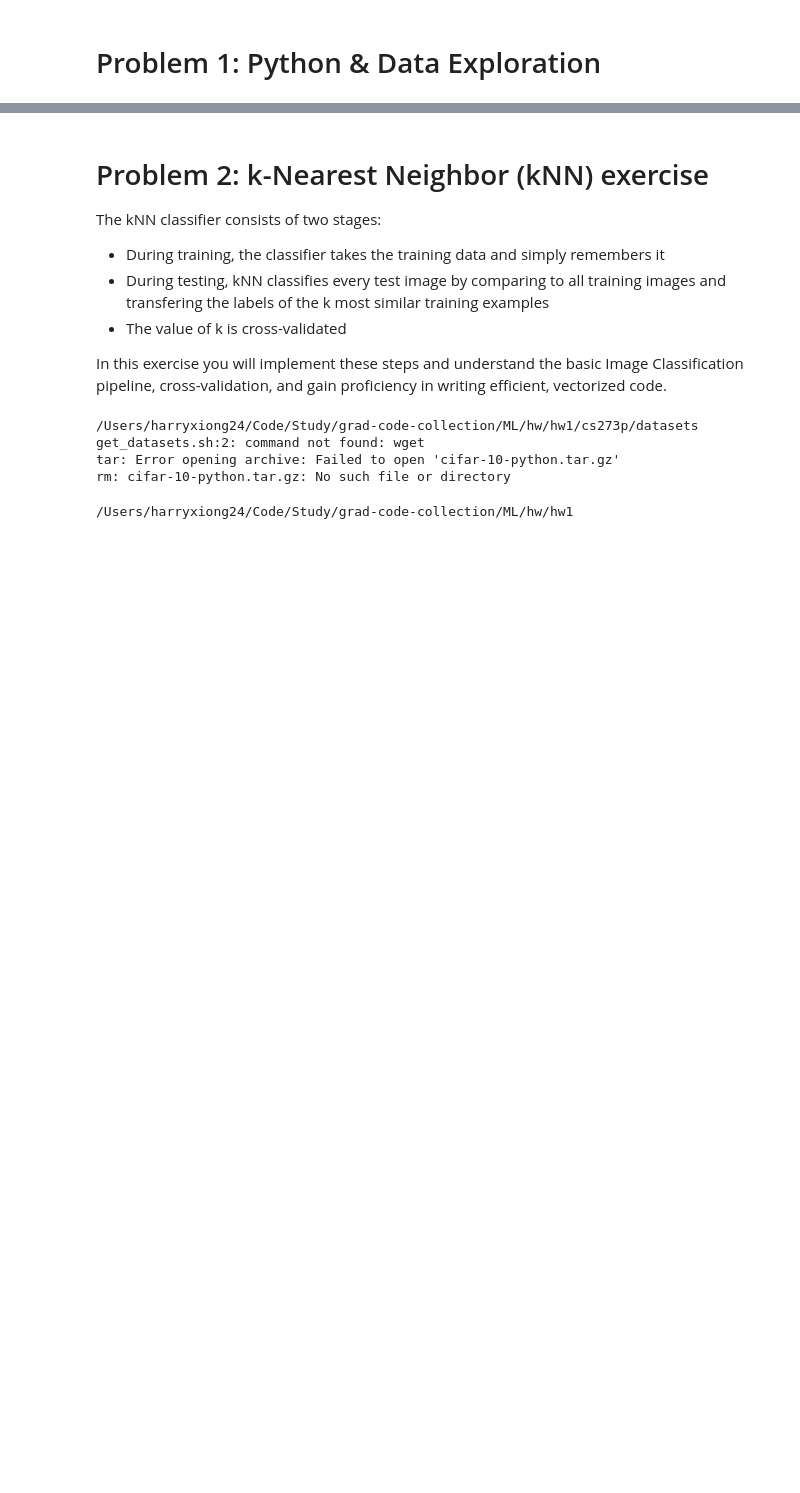
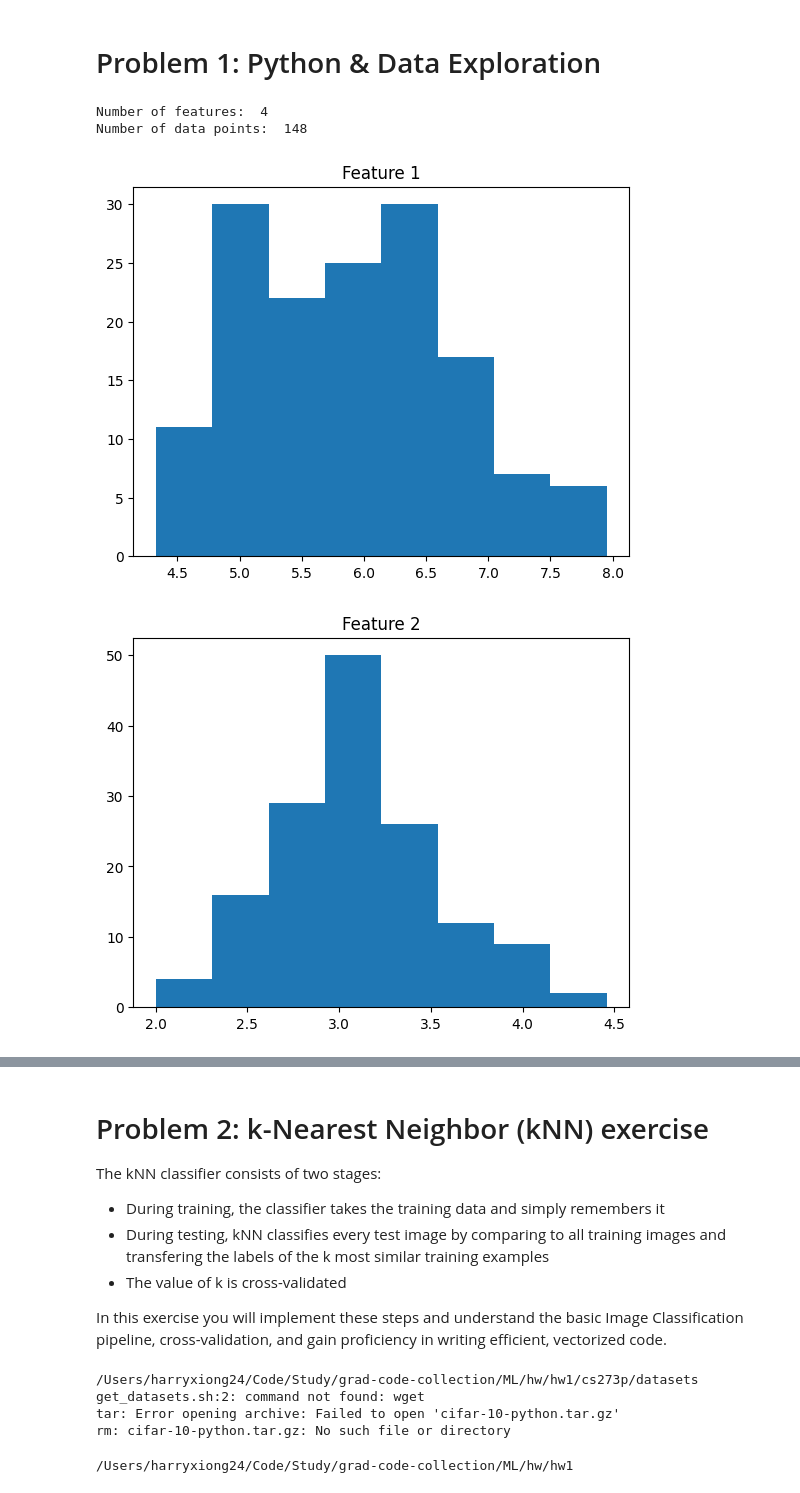
Before and after one commit to HarryXiong24/postgraduate-code-collection, a Jupyter notebook: ML/hw/hw1/Assignment_1.ipynb, the cells around one changed output, grey strips where cells are left out. Cells and saved outputs as stored; diff of their text form; code cells hidden in the pictures; blank space fills up the shorter version.

```diff
--- a/ML/hw/hw1/Assignment_1.ipynb
+++ b/ML/hw/hw1/Assignment_1.ipynb
@@ -4,0 +3,71 @@
+# %%
+# Write and run your code here
+import numpy as np
+import matplotlib.pyplot as plt
+
+iris = np.genfromtxt("data/iris.txt",delimiter=None) # load the text file
+Y = iris[:,-1] # target value is the last column
+X = iris[:,0:-1] # features are the other columns
+
+# Use X.shape to get the number of features and the data points. Report both numbers, mentioning which number is which.
+data_points, features = X.shape
+print("Number of features: ", features)
+print("Number of data points: ", data_points)
+
+# For each feature, plot a histogram ( plt.hist ) of the data values
+bins = int(1 + np.log2(data_points))
+
+plt.hist(X[:,0], bins)
+plt.title('Feature 1')
+plt.show()
+
+plt.hist(X[:,1], bins)
+plt.title('Feature 2')
+plt.show()
+
+plt.hist(X[:,2], bins)
+plt.title('Feature 3')
+plt.show()
+
+plt.hist(X[:,3], bins)
+plt.title('Feature 4')
+plt.show()
+
+# 3. Compute the mean & standard deviation of the data points for each feature ( np.mean , np.std ) (5 points)
+means = np.mean(X, axis=0)
+standard_deviation = np.std(X, axis=0)
+
+for i in range(4):
+    print("Feature ", i+1)
+    print("Mean: ", means[i])
+    print("Standard Deviation: ", standard_deviation[i])
+
+# 4. For each pair of features (1,2), (1,3), and (1,4), plot a scatterplot (see plt.plot or plt.scatter ) of the feature values, colored according to their target value (class). (For example, plot all data points with y = 0 as blue, y = 1 as green, etc.)
+plt.plot(X[:,0], X[:,1])
+plt.title('Feature (1,2)')
+plt.show()
+
+plt.scatter(X[:,0], X[:,1])
+plt.title('Feature (1,2)')
+plt.show()
+
+plt.plot(X[:,0], X[:,2])
+plt.title('Feature (1,2)')
+plt.show()
+
+plt.scatter(X[:,0], X[:,2])
+plt.title('Feature (1,3)')
+plt.show()
+
+plt.plot(X[:,0], X[:,3])
+plt.title('Feature (1,4)')
+plt.show()
+
+plt.scatter(X[:,0], X[:,3])
+plt.title('Feature (1,4)')
+plt.show()
+# %% [output]
+Number of features:  4
+Number of data points:  148
+[figure, added]
+[figure, added]
```
Also changed, not shown: parts of 2 cells of this notebook, 1 other file.
